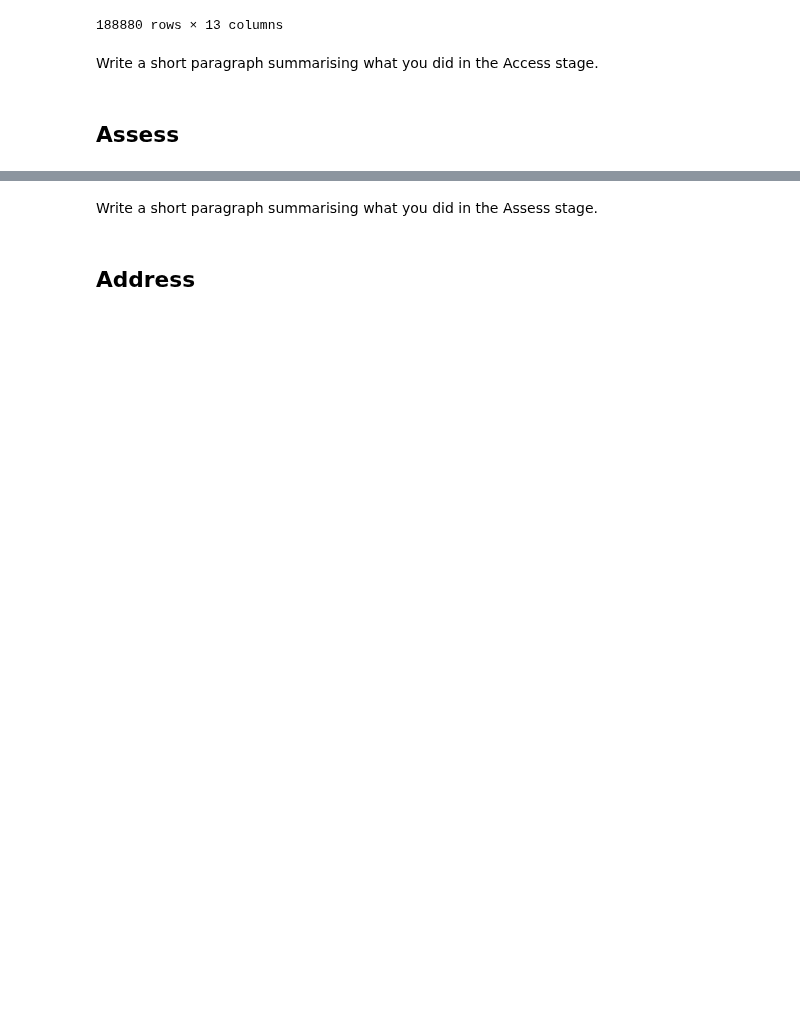
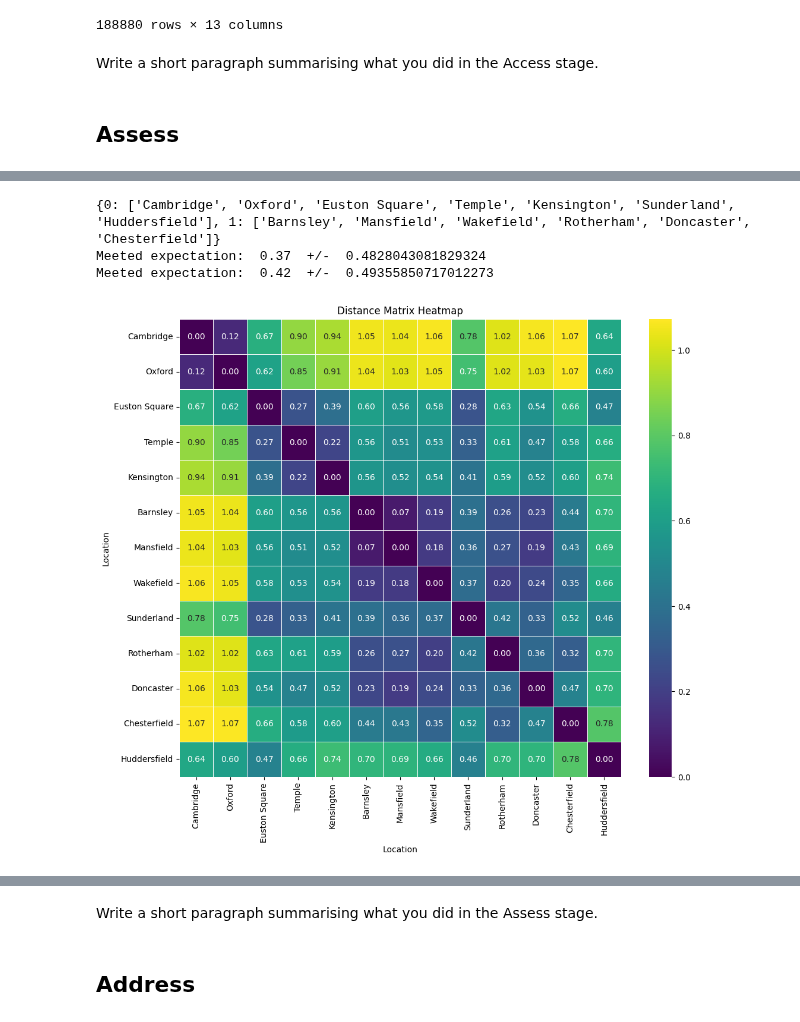
Before and after one commit to MatthewGregson123/fynesse_template, a Jupyter notebook: _notebooks/ads_course_assessment.ipynb, the cells around one changed output, grey strips where cells are left out. Saved outputs shown, nothing was run; the diff lists cells and outputs as text; code cells hidden in the pictures; blank space fills up the shorter version.

```diff
--- a/_notebooks/ads_course_assessment.ipynb
+++ b/_notebooks/ads_course_assessment.ipynb
@@ -465,0 +563,20 @@ Write a short paragraph summarising what you did in the Access stage.
+# %%
+# We can see that Barnsley, Wakefield, Chesterfield, Mansfield and Doncaster are all kind of one cluster
+# We can see that Temple and Kensington are similar
+# We can see that Cambridge and Oxford are similar.
+# Since we don't have many data points trying to do k_means with about 5 clusters will give us different results depending on where we start
+# So for ease of predicting we will do 2 clusters
+print(fynesse.assess.k_means(norm_nsec_poi_counts_df, 2))
+expected1 = {1: ['Cambridge', 'Oxford', 'Euston Square', 'Temple', 'Kensington', 'Sunderland', 'Huddersfield'], 0: ['Barnsley', 'Mansfield', 'Wakefield', 'Rotherham', 'Doncaster', 'Chesterfield']}
+expected2 = {0: ['Cambridge', 'Oxford', 'Huddersfield'], 1: ['Euston Square', 'Temple', 'Kensington', 'Barnsley', 'Mansfield', 'Wakefield', 'Sunderland', 'Rotherham', 'Doncaster', 'Chesterfield']}
+fynesse.assess.compare_clusters_to_expected(expected1, 100, norm_nsec_poi_counts_df, 2)
+fynesse.assess.compare_clusters_to_expected(expected2, 100, norm_nsec_poi_counts_df, 2)
+# %% [output]
+{0: ['Cambridge', 'Oxford', 'Euston Square', 'Temple', 'Kensington', 'Sunderland', 'Huddersfield'], 1: ['Barnsley', 'Mansfield', 'Wakefield', 'Rotherham', 'Doncaster', 'Chesterfield']}
+Meeted expectation:  0.37  +/-  0.4828043081829324
+Meeted expectation:  0.42  +/-  0.49355850717012273
+# %%
+distance_matrix_df = fynesse.assess.compute_distance_matrix(norm_nsec_poi_counts_df)
+fynesse.assess.plot_heat_map(distance_matrix_df, "Location", "Location", "Distance Matrix Heatmap")
+# %% [output]
+[figure, added]
```
Also changed, not shown: parts of 10 cells of this notebook.
